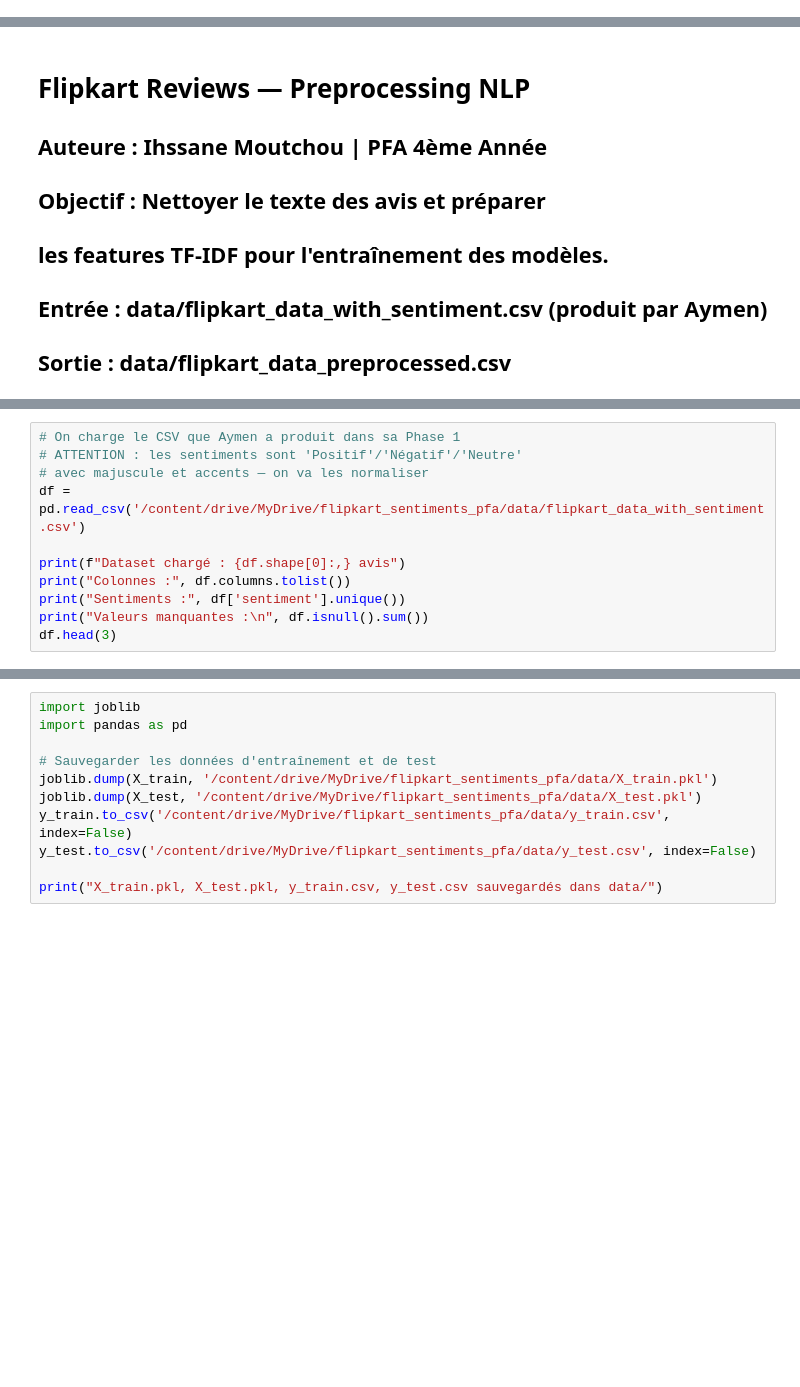
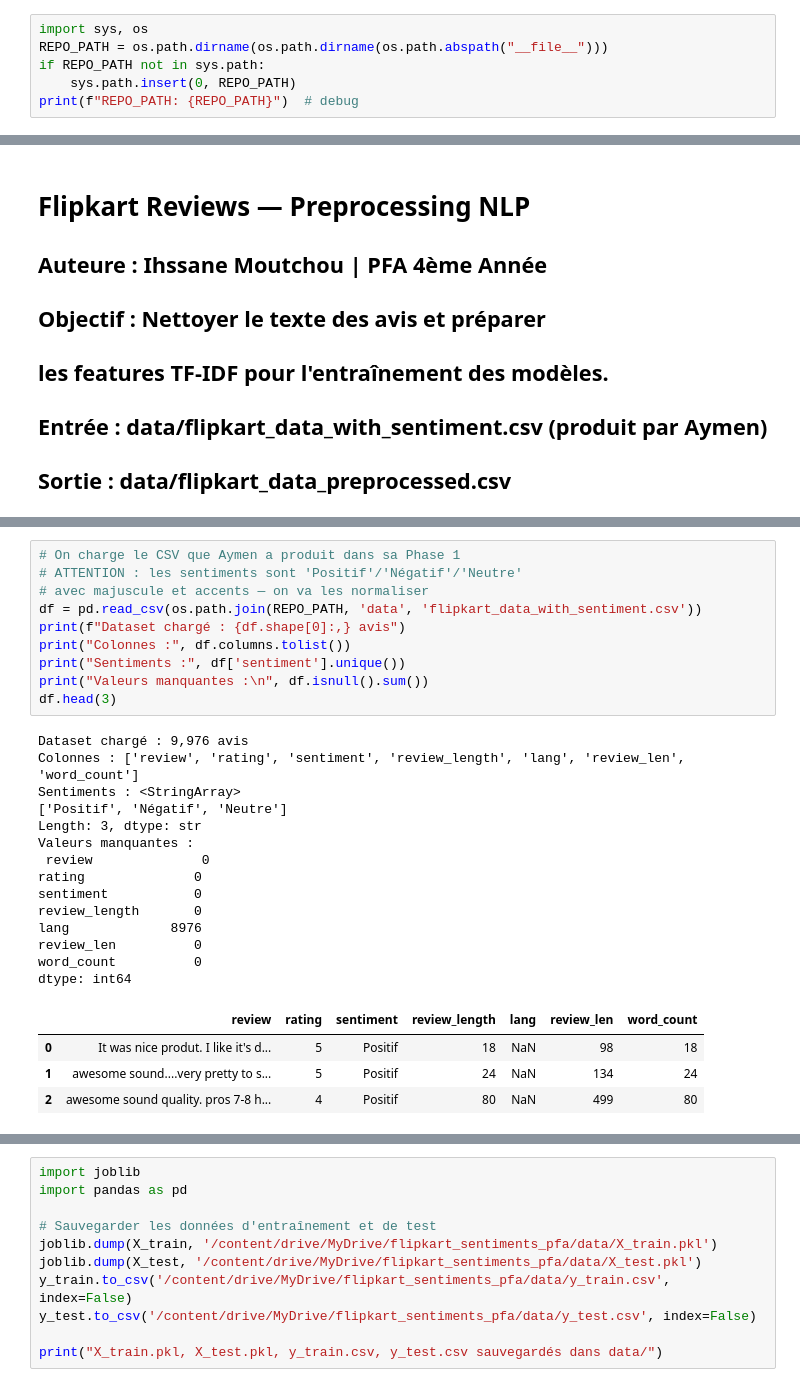
Before and after one commit to aymenichqa/flipkart_sentiments_pfa, a Jupyter notebook: notebooks/02_preprocessing_Ihssane.ipynb, the cells around one changed output, grey strips where cells are left out. Drawn from its saved outputs; the diff is of its cells as text; blank space fills up the shorter version.

```diff
--- a/notebooks/02_preprocessing_Ihssane.ipynb
+++ b/notebooks/02_preprocessing_Ihssane.ipynb
@@ -0,0 +1,6 @@
+# %%
+import sys, os
+REPO_PATH = os.path.dirname(os.path.dirname(os.path.abspath("__file__")))
+if REPO_PATH not in sys.path:
+    sys.path.insert(0, REPO_PATH)
+print(f"REPO_PATH: {REPO_PATH}")  # debug
@@ -26,14 +35,32 @@ print("Imports OK")
 # %%
 # On charge le CSV que Aymen a produit dans sa Phase 1
 # ATTENTION : les sentiments sont 'Positif'/'Négatif'/'Neutre'
 # avec majuscule et accents — on va les normaliser
-df = pd.read_csv('/content/drive/MyDrive/flipkart_sentiments_pfa/data/flipkart_data_with_sentiment.csv')
-
+df = pd.read_csv(os.path.join(REPO_PATH, 'data', 'flipkart_data_with_sentiment.csv'))
 print(f"Dataset chargé : {df.shape[0]:,} avis")
 print("Colonnes :", df.columns.tolist())
 print("Sentiments :", df['sentiment'].unique())
 print("Valeurs manquantes :\n", df.isnull().sum())
 df.head(3)
+# %% [output]
+Dataset chargé : 9,976 avis
+Colonnes : ['review', 'rating', 'sentiment', 'review_length', 'lang', 'review_len', 'word_count']
+Sentiments : <StringArray>
+['Positif', 'Négatif', 'Neutre']
+Length: 3, dtype: str
+Valeurs manquantes :
+ review              0
+rating              0
+sentiment           0
+review_length       0
+lang             8976
+review_len          0
+word_count          0
+dtype: int64
+|  | review | rating | sentiment | review_length | lang | review_len | word_count |
+| 0 | It was nice produt. I like it's d... | 5 | Positif | 18 | NaN | 98 | 18 |
+| 1 | awesome sound....very pretty to s... | 5 | Positif | 24 | NaN | 134 | 24 |
+| 2 | awesome sound quality. pros 7-8 h... | 4 | Positif | 80 | NaN | 499 | 80 |
 # %%
 # Normaliser : 'Positif' → 'POSITIF' etc. pour cohérence
 mapping = {
```
Also changed, not shown: parts of 7 cells of this notebook, 4 other files.
